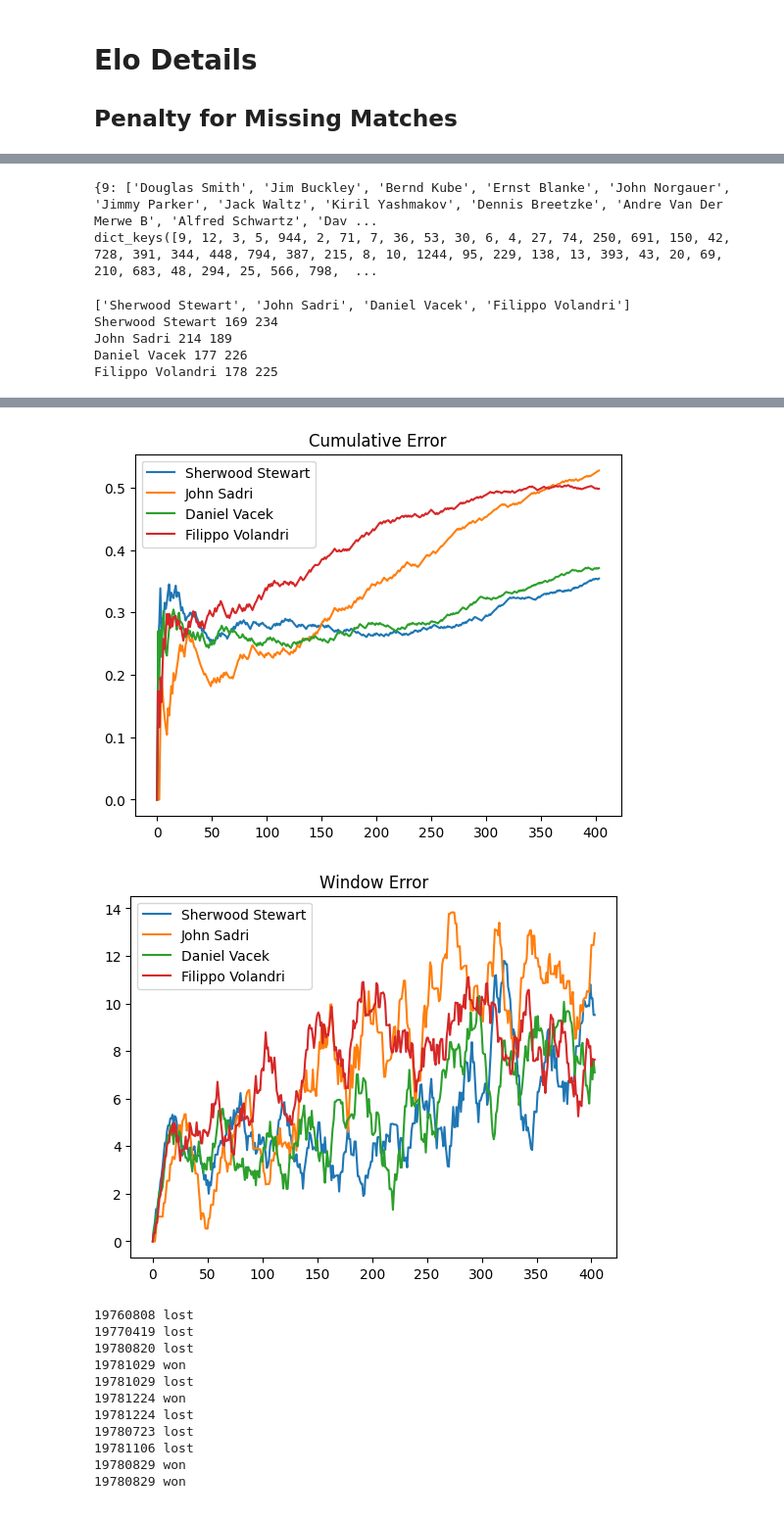
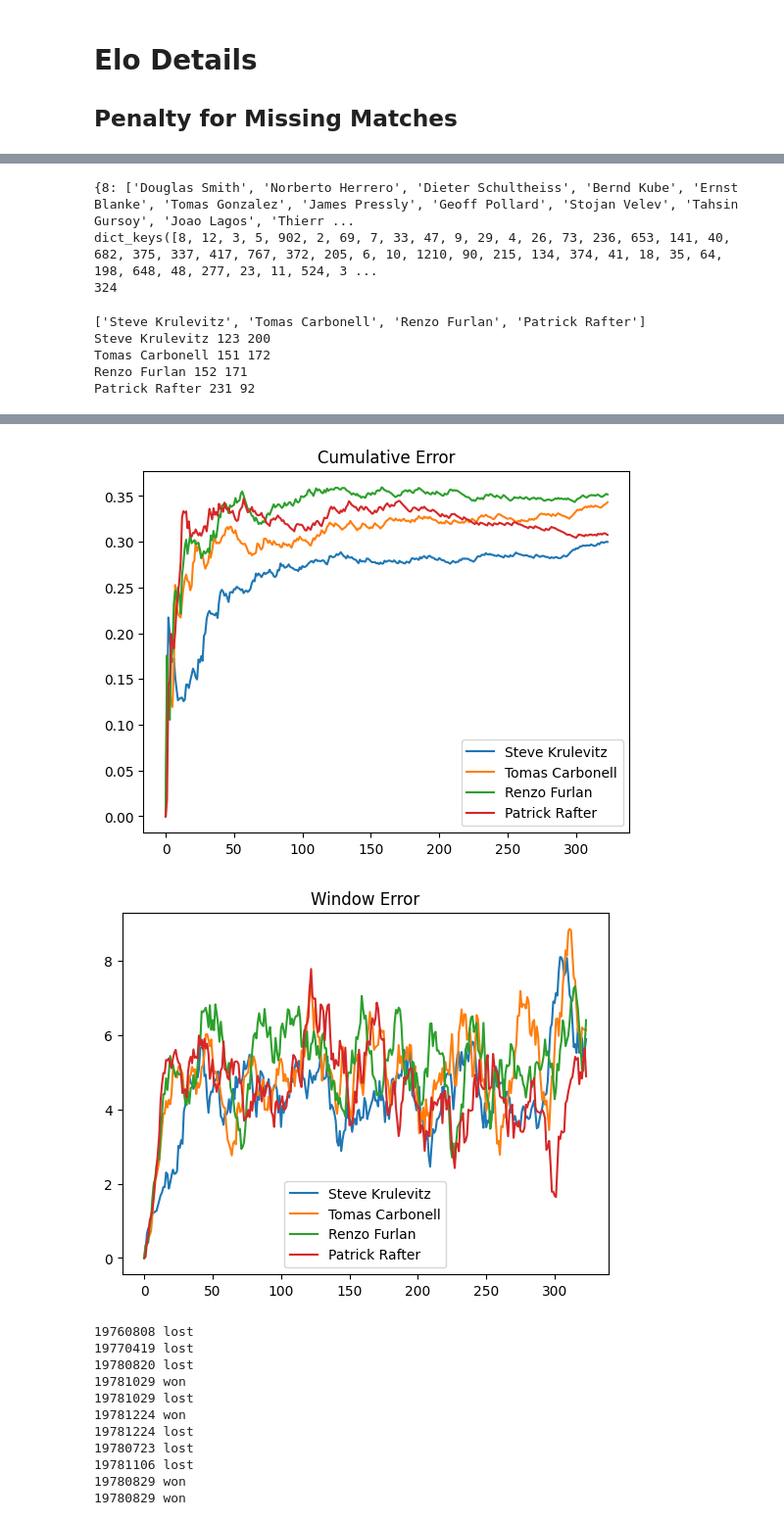
Before and after one commit to gametheoryblr/Rating-Matching, a Jupyter notebook: analyse.ipynb, the cells around one changed output, grey strips where cells are left out. Shown at 98% size. Cells and saved outputs as stored; diff of their text form; code cells hidden in the pictures.

```diff
--- a/analyse.ipynb
+++ b/analyse.ipynb
@@ -144,6 +160,10 @@ class Elo:
         ea = 1 / (1 + self.base**(delta/self.const))
         return old_ratings + self.k*(result - ea)
 
+    def temporal_elo(self,old_ratings, delta, result,time_k=1):
+        ea = 1 / (1 + self.base**(delta/self.const))
+        return old_ratings + self.k*time_k*(result - ea)
+
     def elo_rate(self,old_ratings,delta,result,time=1):
         if old_ratings > 2400:
             self.k = 10
@@ -151,6 +171,8 @@ class Elo:
             self.k = 20
         if self.__elo_type == EloType.vanilla:
             return self.vanilla_elo(old_ratings,delta,result,time)
+        if self.__elo_type == EloType.temporal_continuous:
+            return self.temporal_elo(old_ratings,delta,result,np.log(time))
 # %%
 # dataset.loc[20]
 dataset.loc[dataset.shape[0]-10]
@@ -179,6 +256,7 @@ for i in range(dataset.shape[0]):
     # print('\r',pdone,end=' ')
     print('\r[',pdone*'=',(100-pdone)*'-',']',pdone,'\%',sep='',end='')
     mtch = dataset.loc[i]
+
     if mtch['winner_name'] not in players.keys():
         players[mtch['winner_name']] = Player(mtch['winner_id'],mtch['winner_name'])
         prat[mtch['winner_name']] = [1500]
@@ -187,13 +265,35 @@ for i in range(dataset.shape[0]):
         players[mtch['loser_name']] = Player(mtch['loser_id'],mtch['loser_name'])
         prat[mtch['loser_name']] = [1500]
         plerr[mtch['loser_name']] = [0]
+
+    # difference in timing...
+    dscore = date_parser(mtch['tourney_date'])
+    if players[mtch['loser_name']].last_match == -1:
+        players[mtch['loser_name']].last_match = dscore
+    if players[mtch['winner_name']].last_match == -1:
+        players[mtch['winner_name']].last_match = dscore
+    k_loser = dscore - players[mtch['loser_name']].last_match
+    k_winner = dscore - players[mtch['winner_name']].last_match
+
+    players[mtch['loser_name']].updateTime(dscore)
+    players[mtch['winner_name']].updateTime(dscore)
     delta = players[mtch['winner_name']].rating - players[mtch['loser_name']].rating
-    pred = eloObj.predict(delta)
-    plerr[mtch['loser_name']].append(pred)
-    plerr[mtch['winner_name']].append(1 - pred)
-    players[mtch['winner_name']].rating = eloObj.elo_rate(players[mtch['winner_name']].rating,delta,1)
+    # predict result of the match
+    pred = eloObj.predict(delta) # probability of a person with rating ``advantage`` DELTA winning??
+    try:
+        # get result of the match (statistically)
+        match_ratings = get_rating(parse_score(mtch['score']))
+    except Exception as e:
+        continue
+    winner_stat = max(match_ratings[0],match_ratings[1])/(float(match_ratings[0]) + match_ratings[1])
+    loser_stat = 1 - winner_stat
+
+    plerr[mtch['loser_name']].append(abs(pred - loser_stat))        # might need to change this
+    plerr[mtch['winner_name']].append(abs(1 - pred - winner_stat))  # might need to change this
+
+    players[mtch['winner_name']].rating = eloObj.elo_rate(players[mtch['winner_name']].rating,delta,winner_stat,k_winner)
     players[mtch['winner_name']].wins +=1
-    players[mtch['loser_name']].rating = eloObj.elo_rate(players[mtch['loser_name']].rating,delta,0)
+    players[mtch['loser_name']].rating = eloObj.elo_rate(players[mtch['loser_name']].rating,delta,loser_stat,k_loser)
     players[mtch['loser_name']].lose += 1
     prat[mtch['loser_name']].append(players[mtch['loser_name']].rating)
     prat[mtch['winner_name']].append(players[mtch['winner_name']].rating)
@@ -209,17 +309,22 @@ def plotPlayer(name:str):
     return
 # %%
 tosee = {}
+maxIndex = -1
 for i in prat.keys():
     if len(prat[i]) not in tosee.keys():
         tosee[len(prat[i])] = []
     tosee[len(prat[i])].append(i)
+    if len(prat[i]) >= 300 and (maxIndex == -1 or len(tosee[maxIndex]) < len(tosee[len(prat[i])])):
+        maxIndex = len(prat[i])
 print(tosee)
 print(tosee.keys())
+print(maxIndex)
 # %% [output]
-{9: ['Douglas Smith', 'Jim Buckley', 'Bernd Kube', 'Ernst Blanke', 'John Norgauer', 'Jimmy Parker', 'Jack Waltz', 'Kiril Yashmakov', 'Dennis Breetzke', 'Andre Van Der Merwe B', 'Alfred Schwartz', 'Dav ...
-dict_keys([9, 12, 3, 5, 944, 2, 71, 7, 36, 53, 30, 6, 4, 27, 74, 250, 691, 150, 42, 728, 391, 344, 448, 794, 387, 215, 8, 10, 1244, 95, 229, 138, 13, 393, 43, 20, 69, 210, 683, 48, 294, 25, 566, 798,  ...
+{8: ['Douglas Smith', 'Norberto Herrero', 'Dieter Schultheiss', 'Bernd Kube', 'Ernst Blanke', 'Tomas Gonzalez', 'James Pressly', 'Geoff Pollard', 'Stojan Velev', 'Tahsin Gursoy', 'Joao Lagos', 'Thierr ...
+dict_keys([8, 12, 3, 5, 902, 2, 69, 7, 33, 47, 9, 29, 4, 26, 73, 236, 653, 141, 40, 682, 375, 337, 417, 767, 372, 205, 6, 10, 1210, 90, 215, 134, 374, 41, 18, 35, 64, 198, 648, 48, 277, 23, 11, 524, 3 ...
+324
 # %%
-indx = 404
+indx = 324
 
 print(tosee[indx])
 for i in tosee[indx]:
@@ -271,8 +376,8 @@ plt.title('Window Error')
 plt.legend()
 plt.show()
 # %% [output]
-['Sherwood Stewart', 'John Sadri', 'Daniel Vacek', 'Filippo Volandri']
-Sherwood Stewart 169 234
-John Sadri 214 189
-Daniel Vacek 177 226
-Filippo Volandri 178 225
+['Steve Krulevitz', 'Tomas Carbonell', 'Renzo Furlan', 'Patrick Rafter']
+Steve Krulevitz 123 200
+Tomas Carbonell 151 172
+Renzo Furlan 152 171
+Patrick Rafter 231 92
@@ -280,5 +385,5 @@ Filippo Volandri 178 225
-[figure, old version]
+[figure, new version]
-[figure, old version]
+[figure, new version]
 # %%
 for i in range(dataset.shape[0]):
     mtch = dataset.loc[i]
```
Also changed, not shown: parts of 9 cells of this notebook.
